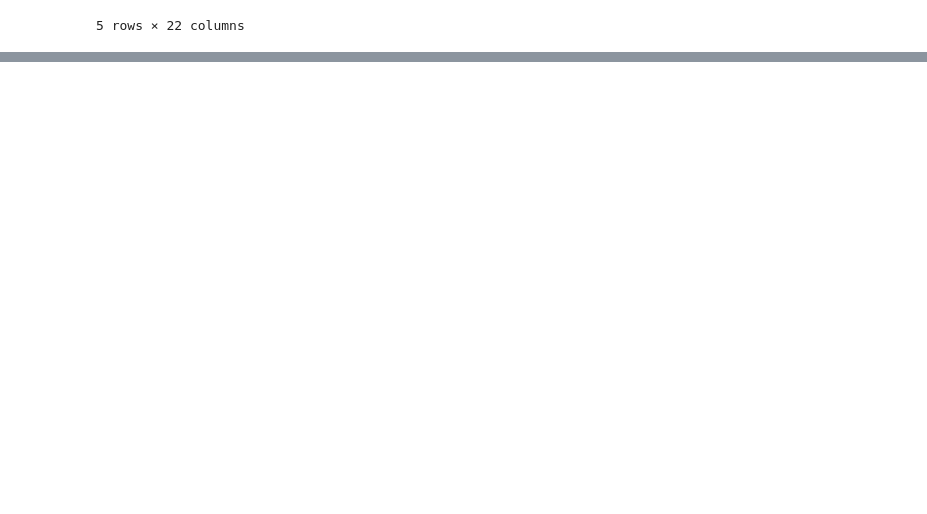
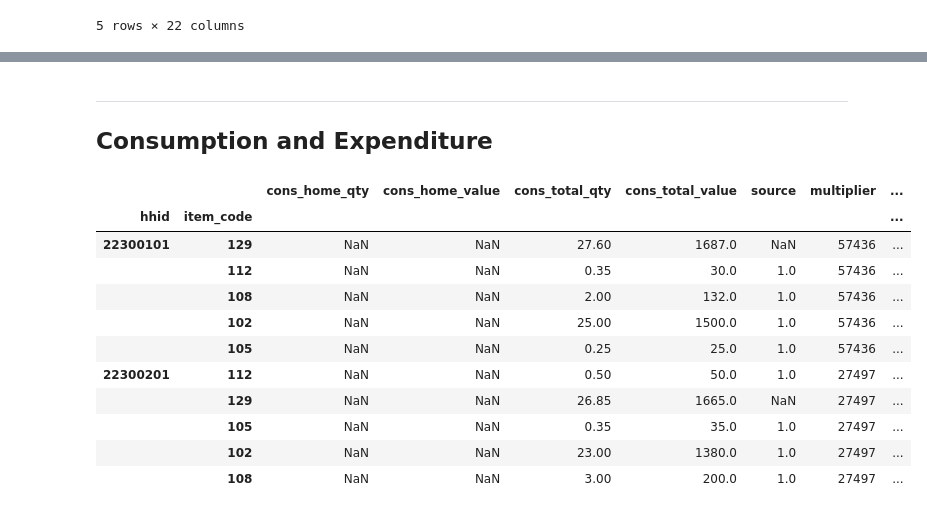
Before and after one commit to jaidevd/beingbayesian, a Jupyter notebook: 06-public-welfare/hh-welfare.ipynb, the cells around one changed output, grey strips where cells are left out. Saved outputs shown, nothing was run; the diff lists cells and outputs as text; code cells hidden in the pictures; blank space fills up the shorter version.

```diff
--- a/06-public-welfare/hh-welfare.ipynb
+++ b/06-public-welfare/hh-welfare.ipynb
@@ -40,0 +106,21 @@ sec41.head()
+# %% [markdown]
+---
+
+## Consumption and Expenditure
+# %%
+# Foods
+sec51 = pd.read_parquet('../../hces-2023-24/data/sec-5.1-FDQ.parquet')
+sec51.head(10)
+# %% [output]
+|  |  | cons_home_qty | cons_home_value | cons_total_qty | cons_total_value | source | multiplier | ... |
+| hhid | item_code |  |  |  |  |  |  | ... |
+| 22300101 | 129 | NaN | NaN | 27.60 | 1687.0 | NaN | 57436 | ... |
+|  | 112 | NaN | NaN | 0.35 | 30.0 | 1.0 | 57436 | ... |
+|  | 108 | NaN | NaN | 2.00 | 132.0 | 1.0 | 57436 | ... |
+|  | 102 | NaN | NaN | 25.00 | 1500.0 | 1.0 | 57436 | ... |
+|  | 105 | NaN | NaN | 0.25 | 25.0 | 1.0 | 57436 | ... |
+| 22300201 | 112 | NaN | NaN | 0.50 | 50.0 | 1.0 | 27497 | ... |
+|  | 129 | NaN | NaN | 26.85 | 1665.0 | NaN | 27497 | ... |
+|  | 105 | NaN | NaN | 0.35 | 35.0 | 1.0 | 27497 | ... |
+|  | 102 | NaN | NaN | 23.00 | 1380.0 | 1.0 | 27497 | ... |
+|  | 108 | NaN | NaN | 3.00 | 200.0 | 1.0 | 27497 | ... |
```
Also changed, not shown: parts of 22 cells of this notebook, 2 other files.
